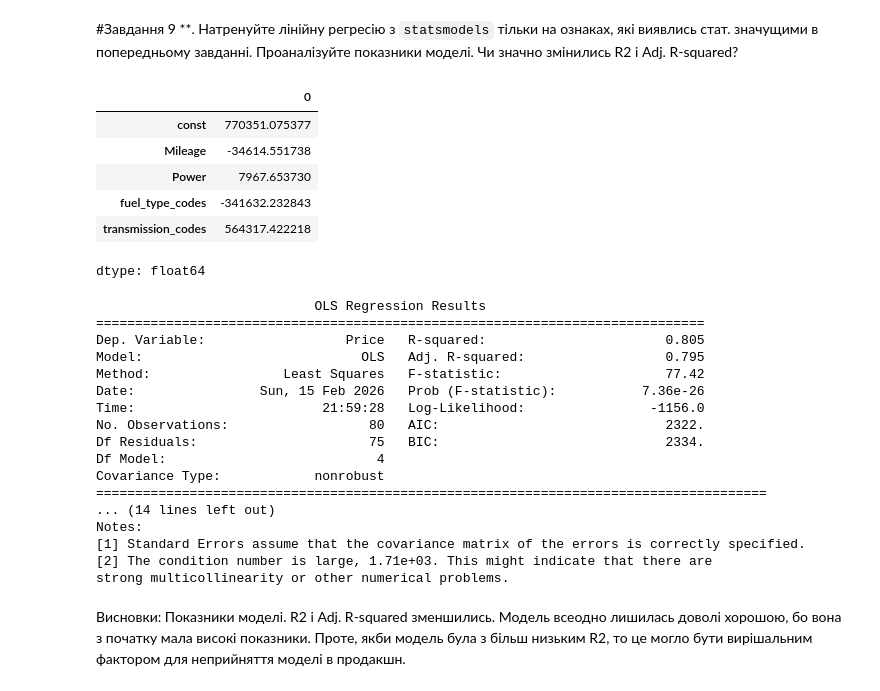
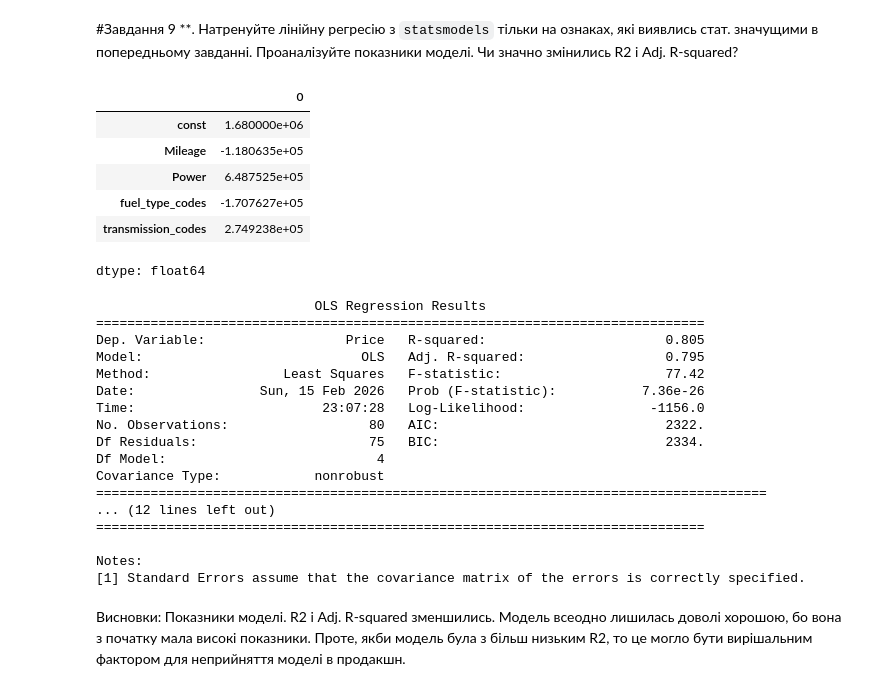
Before and after one commit to fox-n/ML_course_homeworks, a Jupyter notebook: Copy_of_HW_2_1_Лінійна_регресія_від_багатьох_змінних.ipynb, the cells around one changed output. Drawn from its saved outputs; the diff is of its cells as text; code cells hidden in the pictures.

```diff
--- a/Copy_of_HW_2_1_Лінійна_регресія_від_багатьох_змінних.ipynb
+++ b/Copy_of_HW_2_1_Лінійна_регресія_від_багатьох_змінних.ipynb
@@ -494,3 +491,16 @@ scaled_X_test = scaler.transform(X_test)
+# %%
+#Зберегти, як DataFrame
+scaled_X_train = pd.DataFrame(
+scaler.transform(X_train),
+columns=X_train.columns,
+index=X_train.index
+)
+
+scaled_X_test = pd.DataFrame(
+scaler.transform(X_test),
+columns=X_test.columns,
+index=X_test.index
+)
 # %%
 scaled_X_train
 # %% [output]
@@ -618,0 +656,4 @@ transmission_codes
+# %%
+#Predictions - додаємо константу перед predict!
+predictions_train_statsmodels = results.predict(sm.add_constant(scaled_X_train))
+predictions_test_statsmodels = results.predict(sm.add_constant(scaled_X_test))
@@ -621,21 +667,21 @@ transmission_codes
 **. Натренуйте лінійну регресію з `statsmodels` тільки на ознаках, які виявлись стат. значущими в попередньому завданні. Проаналізуйте показники моделі. Чи значно змінились R2 і Adj. R-squared?
 # %%
 Y= y_train
-X = X_train[['Mileage', 'Power', 'fuel_type_codes', 'transmission_codes']]
-X = sm.add_constant(X)
-model = sm.OLS(Y,X)
-results = model.fit()
-results.params
+X_featured = scaled_X_train[['Mileage', 'Power', 'fuel_type_codes', 'transmission_codes']]
+X_featured = sm.add_constant(X_featured)
+model_featured = sm.OLS(Y,X_featured)
+results_featured = model_featured.fit()
+results_featured.params
 # %% [output]
 |  | 0 |
-| const | 770351.075377 |
-| Mileage | -34614.551738 |
-| Power | 7967.653730 |
-| fuel_type_codes | -341632.232843 |
-| transmission_codes | 564317.422218 |
+| const | 1.680000e+06 |
+| Mileage | -1.180635e+05 |
+| Power | 6.487525e+05 |
+| fuel_type_codes | -1.707627e+05 |
+| transmission_codes | 2.749238e+05 |
 dtype: float64
 # %%
-print(results.summary())
+print(results_featured.summary())
 # %% [output]
                             OLS Regression Results
 ==============================================================================
@@ -643,16 +689,16 @@ Dep. Variable:                  Price   R-squared:                       0.805
 Model:                            OLS   Adj. R-squared:                  0.795
 Method:                 Least Squares   F-statistic:                     77.42
 Date:                Sun, 15 Feb 2026   Prob (F-statistic):           7.36e-26
-Time:                        21:59:28   Log-Likelihood:                -1156.0
+Time:                        23:07:28   Log-Likelihood:                -1156.0
 No. Observations:                  80   AIC:                             2322.
 Df Residuals:                      75   BIC:                             2334.
 Df Model:                           4
 Covariance Type:            nonrobust
 ======================================================================================
-... (14 lines left out)
+... (12 lines left out)
+==============================================================================
+
 Notes:
 [1] Standard Errors assume that the covariance matrix of the errors is correctly specified.
-[2] The condition number is large, 1.71e+03. This might indicate that there are
-strong multicollinearity or other numerical problems.
 # %% [markdown]
 Висновки: Показники моделі.  R2 і Adj. R-squared зменшились. Модель всеодно лишилась доволі хорошою, бо вона з початку мала високі показники. Проте, якби модель була з більш низьким R2, то це могло бути вирішальним фактором для неприйняття моделі в продакшн.
```
Also changed, not shown: parts of 13 cells of this notebook.
